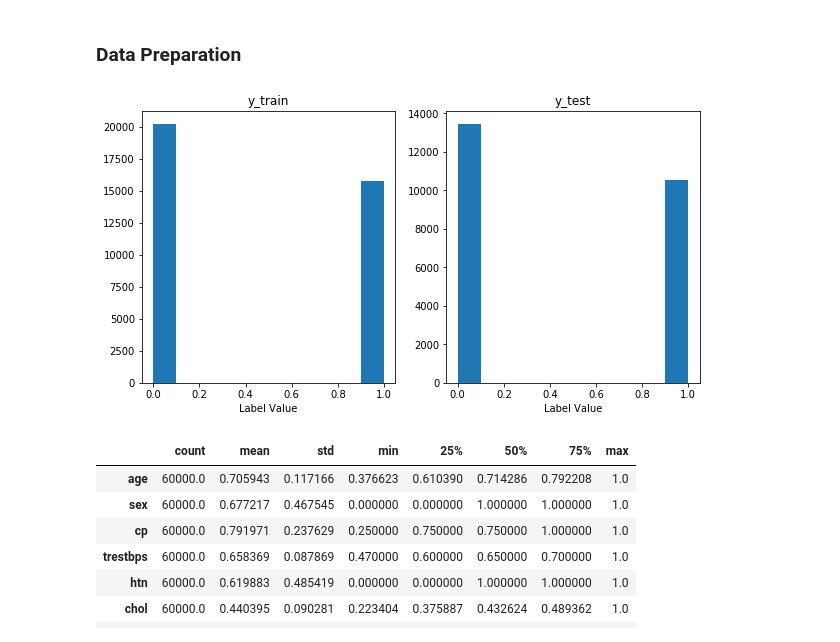
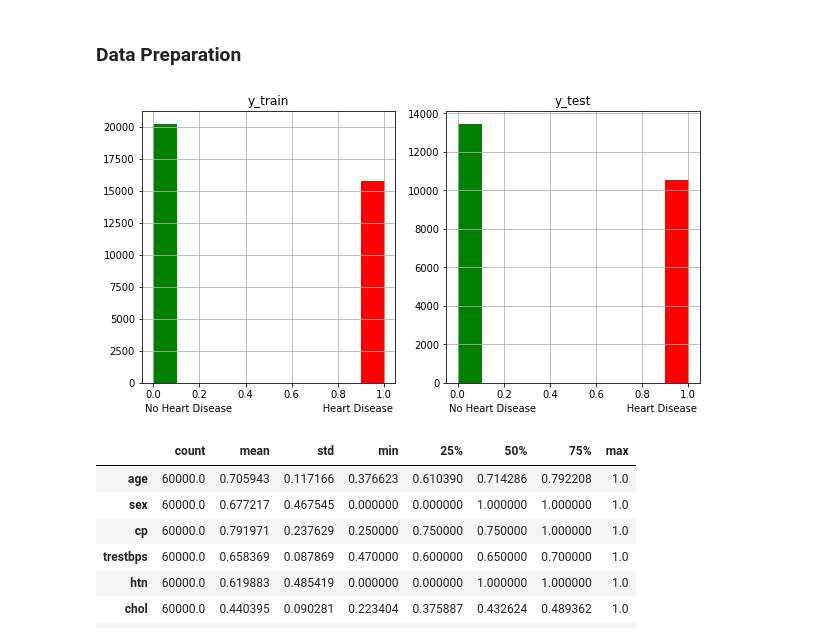
Before and after one commit to alsabay/HeartDiseaseNeuralNet, a Jupyter notebook: HeartDiseaseNeuralNet.ipynb, the cells around one changed output. Saved outputs shown, nothing was run; the diff lists cells and outputs as text; code cells hidden in the pictures.

```diff
--- a/HeartDiseaseNeuralNet.ipynb
+++ b/HeartDiseaseNeuralNet.ipynb
@@ -64,17 +65,23 @@ Y_test = np_utils.to_categorical( y_test, NB_CLASSES)
 # %%
 # check class distributions for label balance
 fig, axs = plt.subplots(nrows=1, ncols=2, sharey=False, figsize=(10,5))
 
 # plot histograms
-axs[0].set_xlabel('Label Value')
+axs[0].set_xlabel('No Heart Disease                             Heart Disease')
 axs[0].set_title('y_train')
+axs[0].grid()
 axs[0].hist(y_train)
+axs[0].get_children()[0].set_color('g')
+axs[0].get_children()[9].set_color('r')
 axs[1].set_title('y_test')
-axs[1].set_xlabel('Label Value')
+axs[1].set_xlabel('No Heart Disease                             Heart Disease')
+axs[1].grid()
 axs[1].hist(y_test)
+axs[1].get_children()[0].set_color('g')
+axs[1].get_children()[9].set_color('r')
 plt.show()
 # %% [output]
-[figure, old version]
+[figure, new version]
 # %%
 # check that all inputs are normalized to range [0:1]
 X_all.describe().T
```
Also changed, not shown: parts of 3 cells of this notebook, 1 other file.
